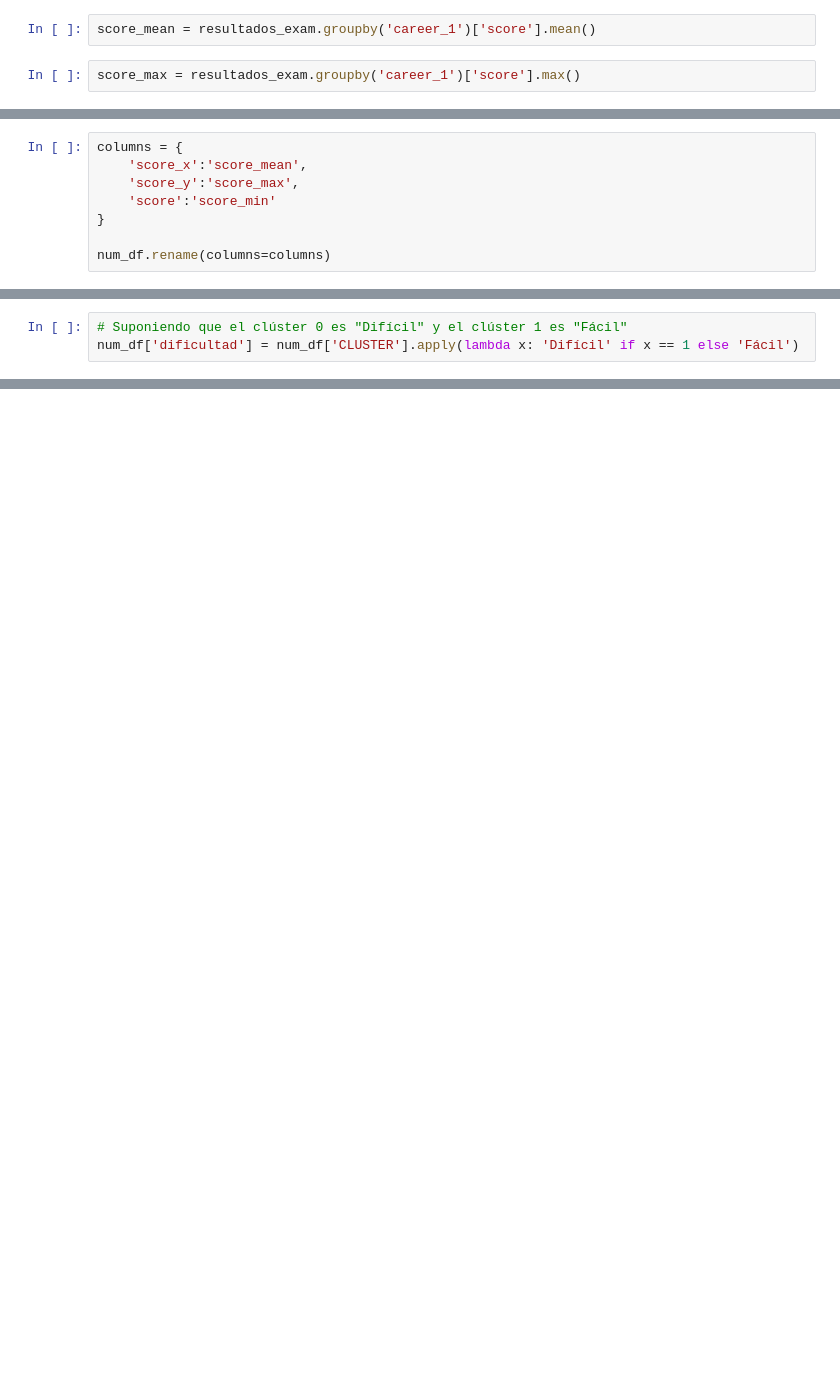
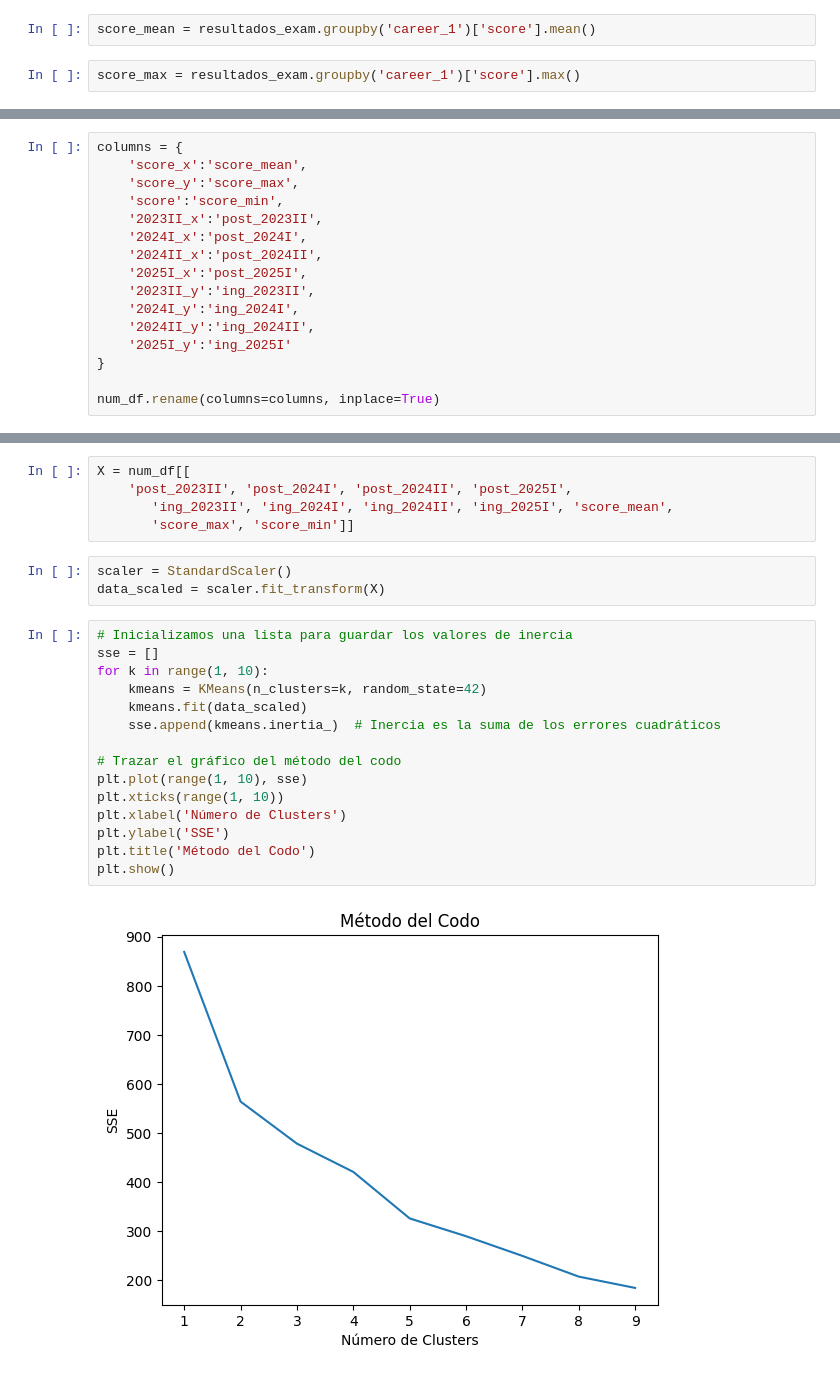
Before and after one commit to Dussand/exam_sm, a Jupyter notebook: data_scrap/analisis_postulantes.ipynb, the cells around one changed output, grey strips where cells are left out. Drawn from its saved outputs; the diff is of its cells as text; blank space fills up the shorter version.

```diff
--- a/data_scrap/analisis_postulantes.ipynb
+++ b/data_scrap/analisis_postulantes.ipynb
@@ -1069,7 +1100,15 @@ num_df
 columns = {
     'score_x':'score_mean',
     'score_y':'score_max',
-    'score':'score_min'
+    'score':'score_min',
+    '2023II_x':'post_2023II',
+    '2024I_x':'post_2024I',
+    '2024II_x':'post_2024II',
+    '2025I_x':'post_2025I',
+    '2023II_y':'ing_2023II',
+    '2024I_y':'ing_2024I',
+    '2024II_y':'ing_2024II',
+    '2025I_y':'ing_2025I'
 }
 
-num_df.rename(columns=columns)
+num_df.rename(columns=columns, inplace=True)
@@ -1166,4 +1115 @@ ValueError: Index data must be 1-dimensional
-# %%
-# Suponiendo que el clúster 0 es "Difícil" y el clúster 1 es "Fácil"
-num_df['dificultad'] = num_df['CLUSTER'].apply(lambda x: 'Difícil' if x == 1 else 'Fácil')
 # %%
@@ -1195,0 +1122,25 @@ plt.show()
+# %%
+X = num_df[[
+    'post_2023II', 'post_2024I', 'post_2024II', 'post_2025I',
+       'ing_2023II', 'ing_2024I', 'ing_2024II', 'ing_2025I', 'score_mean',
+       'score_max', 'score_min']]
+# %%
+scaler = StandardScaler()
+data_scaled = scaler.fit_transform(X)
+# %%
+# Inicializamos una lista para guardar los valores de inercia
+sse = []
+for k in range(1, 10):
+    kmeans = KMeans(n_clusters=k, random_state=42)
+    kmeans.fit(data_scaled)
+    sse.append(kmeans.inertia_)  # Inercia es la suma de los errores cuadráticos
+
+# Trazar el gráfico del método del codo
+plt.plot(range(1, 10), sse)
+plt.xticks(range(1, 10))
+plt.xlabel('Número de Clusters')
+plt.ylabel('SSE')
+plt.title('Método del Codo')
+plt.show()
+# %% [output]
+[figure, added]
```
Also changed, not shown: parts of 31 cells of this notebook, 2 other files.
